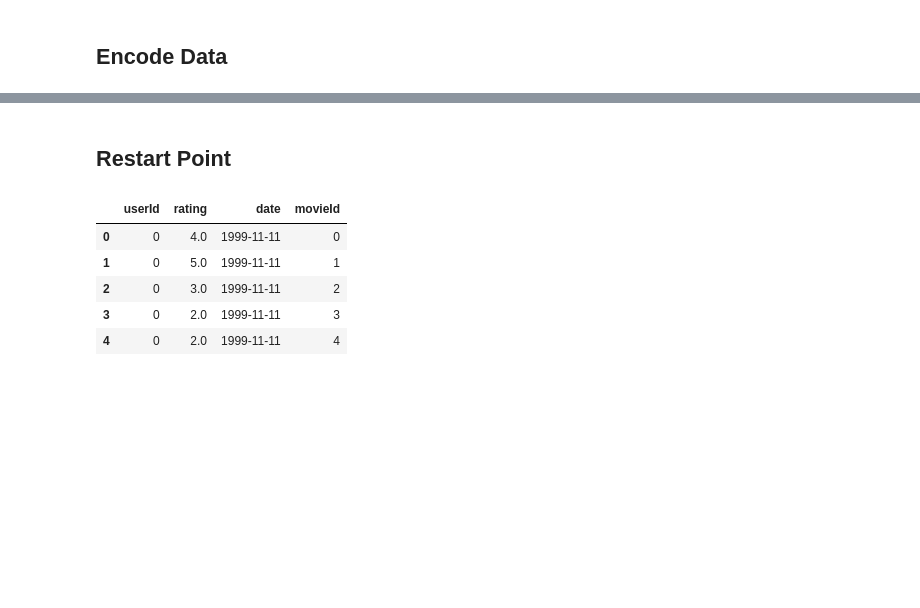
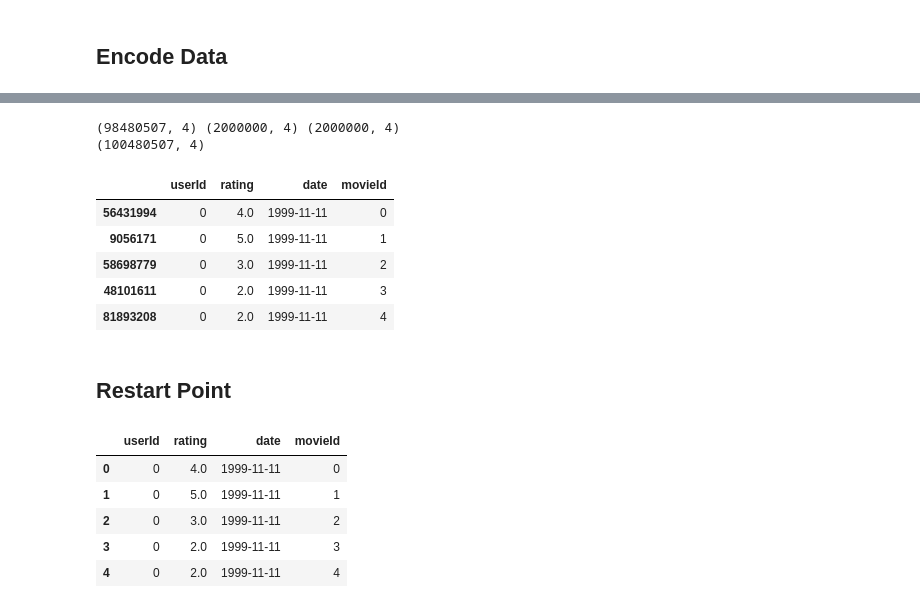
Before and after one commit to danielgrzenda/CF-Netflix, a Jupyter notebook: combined-collab-netflix.ipynb, the cells around one changed output, grey strips where cells are left out. Cells and saved outputs as stored; diff of their text form; code cells hidden in the pictures; blank space fills up the shorter version.

```diff
--- a/combined-collab-netflix.ipynb
+++ b/combined-collab-netflix.ipynb
@@ -119,9 +135,16 @@ df.head()
 # %%
-test_size = int(len(df)-len(df)*0.8)
-train_size = len(df) - test_size
-test_df = df.tail(test_size)
+test_size = 1000000
+valid_size = 1000000
+train_size = len(df) - (test_size+valid_size)
+test_df = df[-2000000:]
+valid_df = df[-4000000:-2000000]
 train_df = df.head(train_size)
+print(train_df.shape, valid_df.shape, test_df.shape)
+print(df.shape)
 del df
+# %% [output]
+(98480507, 4) (2000000, 4) (2000000, 4)
+(100480507, 4)
 # %%
 # here is a handy function modified from fast.ai
 def proc_col(col, train_col=None):
@@ -149,6 +172,14 @@ def encode_data(df, train=None):
     return df
 # %%
 train_df = encode_data(train_df)
+valid_df = encode_data(valid_df, train_df)
 test_df = encode_data(test_df, train_df)
 train_df.head()
+# %% [output]
+|  | userId | rating | date | movieId |
+| 56431994 | 0 | 4.0 | 1999-11-11 | 0 |
+| 9056171 | 0 | 5.0 | 1999-11-11 | 1 |
+| 58698779 | 0 | 3.0 | 1999-11-11 | 2 |
+| 48101611 | 0 | 2.0 | 1999-11-11 | 3 |
+| 81893208 | 0 | 2.0 | 1999-11-11 | 4 |
 # %%
```
Also changed, not shown: parts of 27 cells of this notebook, 1 other file.
